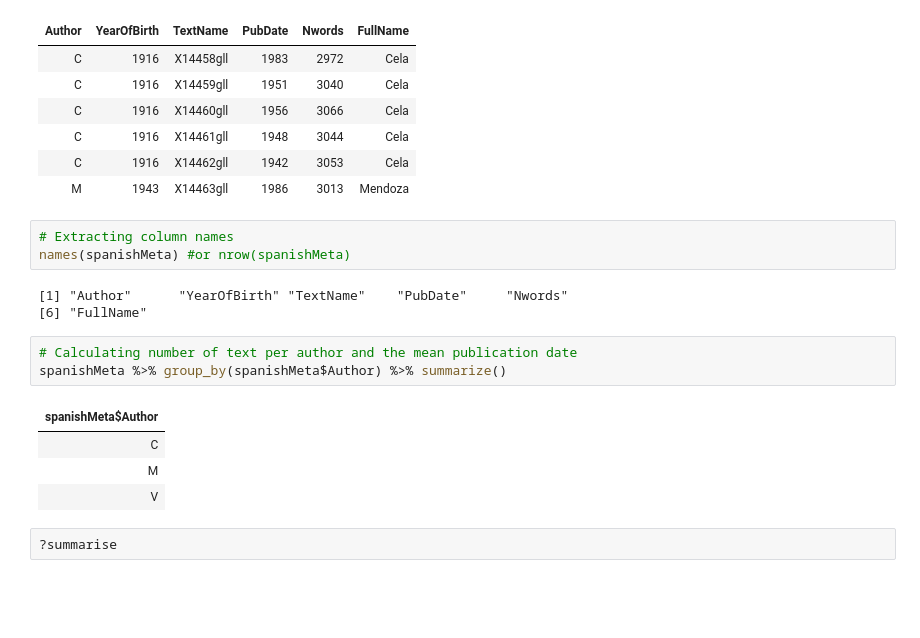
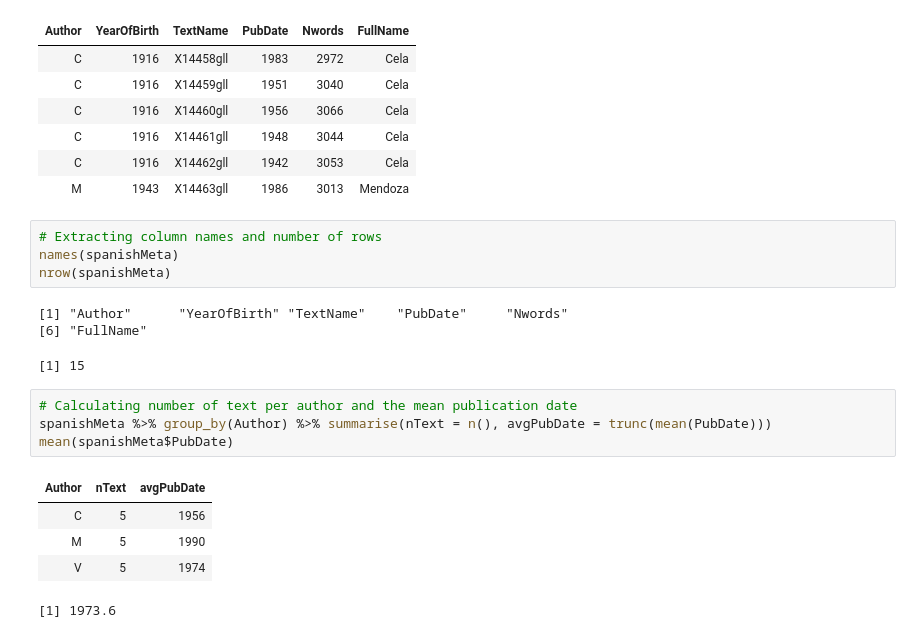
Before and after one commit to gsarti/mlda-course-units, a Jupyter notebook: 12_lda/lda.ipynb, the cells around one changed output. Drawn from its saved outputs; the diff is of its cells as text; blank space fills up the shorter version.

```diff
--- a/12_lda/lda.ipynb
+++ b/12_lda/lda.ipynb
@@ -79,18 +62,20 @@ head(spanishMeta)
 | C | 1916 | X14462gll | 1942 | 3053 | Cela |
 | M | 1943 | X14463gll | 1986 | 3013 | Mendoza |
 # %%
-# Extracting column names
-names(spanishMeta) #or nrow(spanishMeta)
+# Extracting column names and number of rows
+names(spanishMeta)
+nrow(spanishMeta)
 # %% [output]
 [1] "Author"      "YearOfBirth" "TextName"    "PubDate"     "Nwords"
 [6] "FullName"
+[1] 15
 # %%
 # Calculating number of text per author and the mean publication date
-spanishMeta %>% group_by(spanishMeta$Author) %>% summarize()
+spanishMeta %>% group_by(Author) %>% summarise(nText = n(), avgPubDate = trunc(mean(PubDate)))
+mean(spanishMeta$PubDate)
 # %% [output]
-| spanishMeta$Author |
-| C |
-| M |
-| V |
+| Author | nText | avgPubDate |
+| C | 5 | 1956 |
+| M | 5 | 1990 |
+| V | 5 | 1974 |
+[1] 1973.6
-# %%
-?summarise
```
Also changed, not shown: parts of 16 cells of this notebook.
